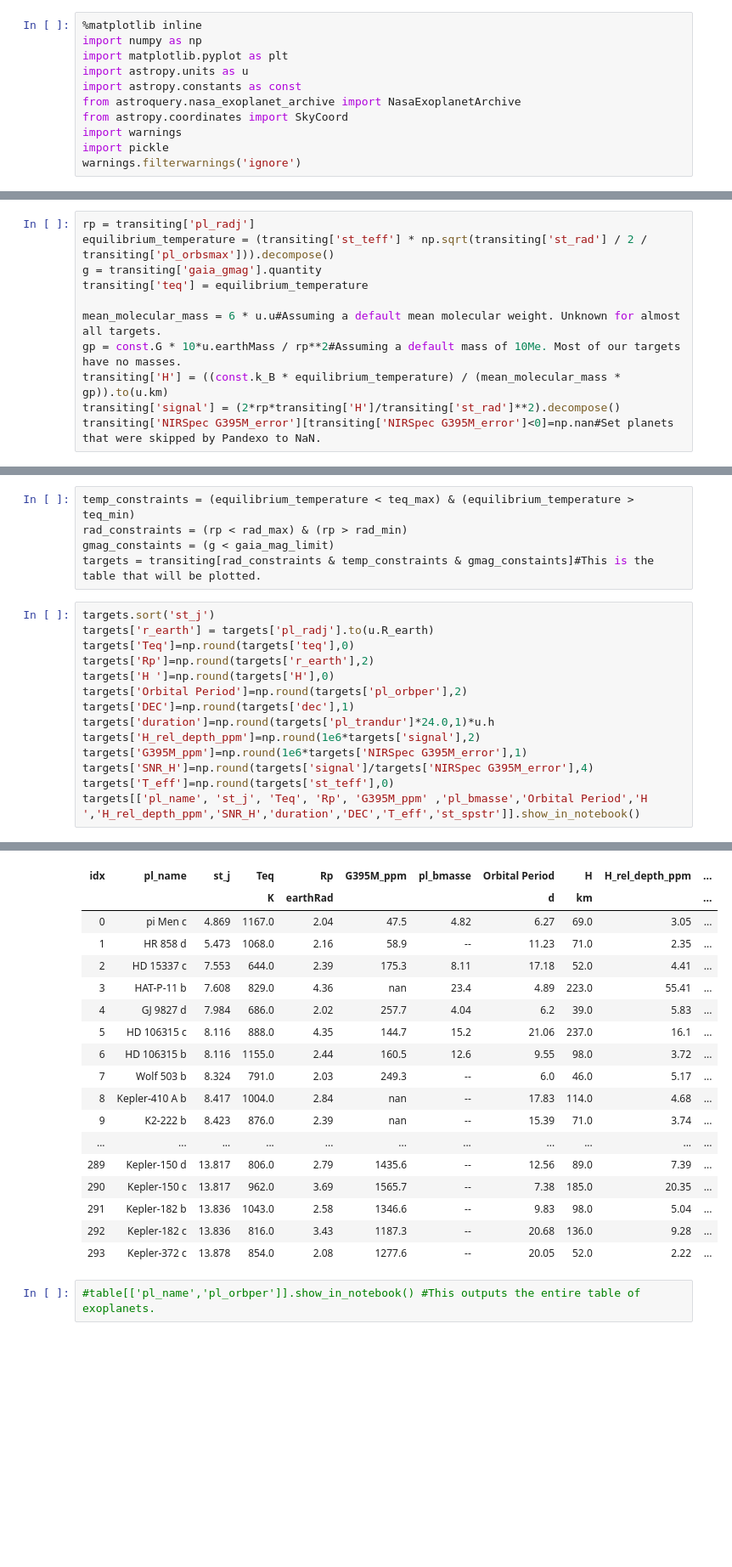
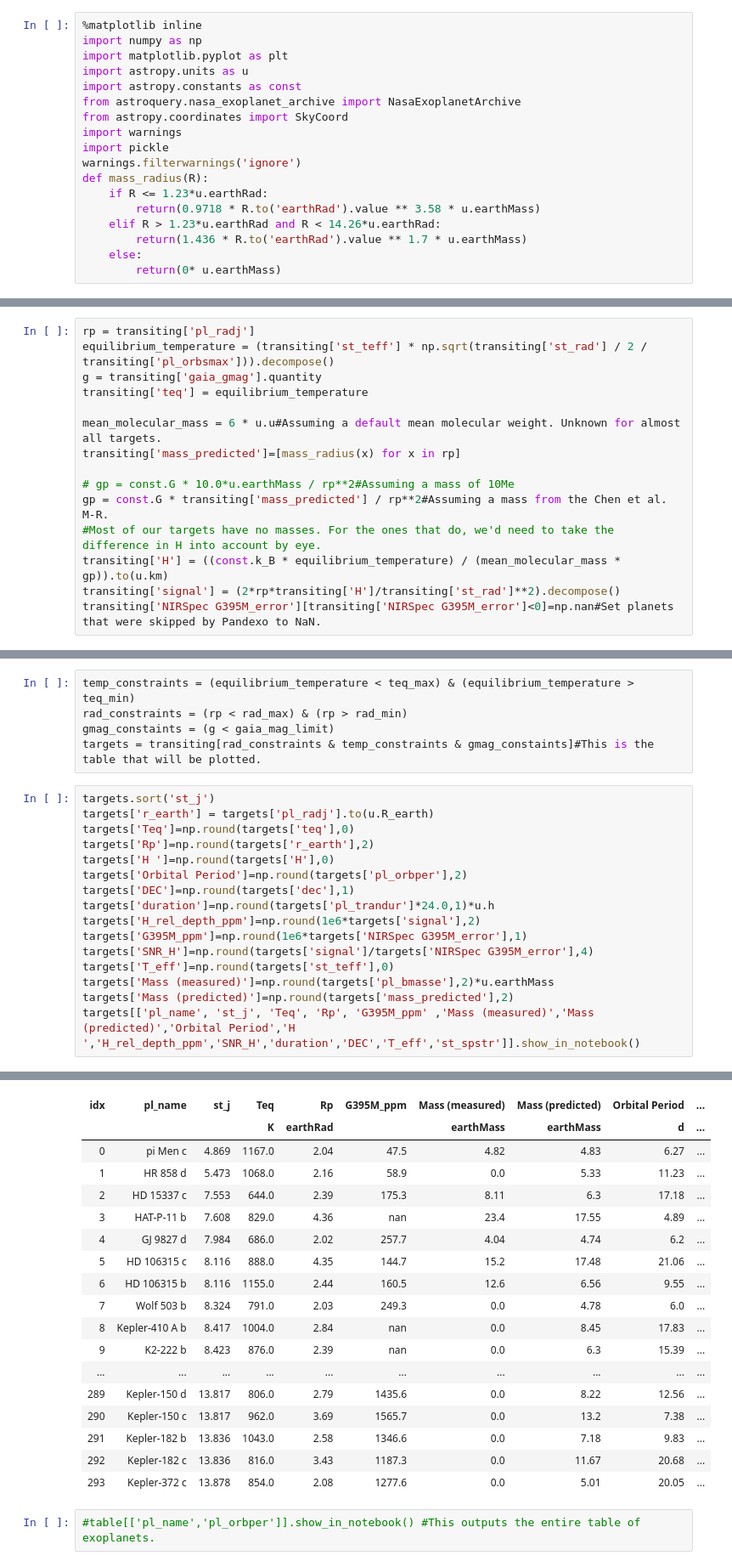
Before and after one commit to Hoeijmakers/JEST-database, a Jupyter notebook: selection_database.ipynb, the cells around one changed output, grey strips where cells are left out. Shown at 85% size. Drawn from its saved outputs; the diff is of its cells as text; blank space fills up the shorter version.

Commit message:
Implemented Mass-radius relationship estimate. Makes things better for smaller planets.

```diff
--- a/selection_database.ipynb
+++ b/selection_database.ipynb
@@ -9,6 +9,13 @@ from astropy.coordinates import SkyCoord
 import warnings
 import pickle
 warnings.filterwarnings('ignore')
+def mass_radius(R):
+    if R <= 1.23*u.earthRad:
+        return(0.9718 * R.to('earthRad').value ** 3.58 * u.earthMass)
+    elif R > 1.23*u.earthRad and R < 14.26*u.earthRad:
+        return(1.436 * R.to('earthRad').value ** 1.7 * u.earthMass)
+    else:
+        return(0* u.earthMass)
 # %% [markdown]
 Define observing constraints:
 # %%
@@ -38,7 +45,11 @@ g = transiting['gaia_gmag'].quantity
 transiting['teq'] = equilibrium_temperature
 
 mean_molecular_mass = 6 * u.u#Assuming a default mean molecular weight. Unknown for almost all targets.
-gp = const.G * 10*u.earthMass / rp**2#Assuming a default mass of 10Me. Most of our targets have no masses.
+transiting['mass_predicted']=[mass_radius(x) for x in rp]
+
+# gp = const.G * 10.0*u.earthMass / rp**2#Assuming a mass of 10Me
+gp = const.G * transiting['mass_predicted'] / rp**2#Assuming a mass from the Chen et al. M-R.
+#Most of our targets have no masses. For the ones that do, we'd need to take the difference in H into account by eye.
 transiting['H'] = ((const.k_B * equilibrium_temperature) / (mean_molecular_mass * gp)).to(u.km)
 transiting['signal'] = (2*rp*transiting['H']/transiting['st_rad']**2).decompose()
 transiting['NIRSpec G395M_error'][transiting['NIRSpec G395M_error']<0]=np.nan#Set planets that were skipped by Pandexo to NaN.
@@ -52,36 +63,38 @@ targets = transiting[rad_constraints & temp_constraints & gmag_constaints]#This
 # %%
 targets.sort('st_j')
 targets['r_earth'] = targets['pl_radj'].to(u.R_earth)
 targets['Teq']=np.round(targets['teq'],0)
 targets['Rp']=np.round(targets['r_earth'],2)
 targets['H ']=np.round(targets['H'],0)
 targets['Orbital Period']=np.round(targets['pl_orbper'],2)
 targets['DEC']=np.round(targets['dec'],1)
 targets['duration']=np.round(targets['pl_trandur']*24.0,1)*u.h
 targets['H_rel_depth_ppm']=np.round(1e6*targets['signal'],2)
 targets['G395M_ppm']=np.round(1e6*targets['NIRSpec G395M_error'],1)
 targets['SNR_H']=np.round(targets['signal']/targets['NIRSpec G395M_error'],4)
 targets['T_eff']=np.round(targets['st_teff'],0)
-targets[['pl_name', 'st_j', 'Teq', 'Rp', 'G395M_ppm' ,'pl_bmasse','Orbital Period','H ','H_rel_depth_ppm','SNR_H','duration','DEC','T_eff','st_spstr']].show_in_notebook()
+targets['Mass (measured)']=np.round(targets['pl_bmasse'],2)*u.earthMass
+targets['Mass (predicted)']=np.round(targets['mass_predicted'],2)
+targets[['pl_name', 'st_j', 'Teq', 'Rp', 'G395M_ppm' ,'Mass (measured)','Mass (predicted)','Orbital Period','H ','H_rel_depth_ppm','SNR_H','duration','DEC','T_eff','st_spstr']].show_in_notebook()
 # %% [output]
 QTable length=294
-| idx | pl_name | st_j | Teq | Rp | G395M_ppm | pl_bmasse | Orbital Period | H | H_rel_depth_ppm | ... |
-|  |  |  | K | earthRad |  |  | d | km |  | ... |
-| 0 | pi Men c | 4.869 | 1167.0 | 2.04 | 47.5 | 4.82 | 6.27 | 69.0 | 3.05 | ... |
-| 1 | HR 858 d | 5.473 | 1068.0 | 2.16 | 58.9 | -- | 11.23 | 71.0 | 2.35 | ... |
-| 2 | HD 15337 c | 7.553 | 644.0 | 2.39 | 175.3 | 8.11 | 17.18 | 52.0 | 4.41 | ... |
-| 3 | HAT-P-11 b | 7.608 | 829.0 | 4.36 | nan | 23.4 | 4.89 | 223.0 | 55.41 | ... |
-| 4 | GJ 9827 d | 7.984 | 686.0 | 2.02 | 257.7 | 4.04 | 6.2 | 39.0 | 5.83 | ... |
-| 5 | HD 106315 c | 8.116 | 888.0 | 4.35 | 144.7 | 15.2 | 21.06 | 237.0 | 16.1 | ... |
-| 6 | HD 106315 b | 8.116 | 1155.0 | 2.44 | 160.5 | 12.6 | 9.55 | 98.0 | 3.72 | ... |
-| 7 | Wolf 503 b | 8.324 | 791.0 | 2.03 | 249.3 | -- | 6.0 | 46.0 | 5.17 | ... |
-| 8 | Kepler-410 A b | 8.417 | 1004.0 | 2.84 | nan | -- | 17.83 | 114.0 | 4.68 | ... |
-| 9 | K2-222 b | 8.423 | 876.0 | 2.39 | nan | -- | 15.39 | 71.0 | 3.74 | ... |
-| ... | ... | ... | ... | ... | ... | ... | ... | ... | ... | ... |
-| 289 | Kepler-150 d | 13.817 | 806.0 | 2.79 | 1435.6 | -- | 12.56 | 89.0 | 7.39 | ... |
-| 290 | Kepler-150 c | 13.817 | 962.0 | 3.69 | 1565.7 | -- | 7.38 | 185.0 | 20.35 | ... |
-| 291 | Kepler-182 b | 13.836 | 1043.0 | 2.58 | 1346.6 | -- | 9.83 | 98.0 | 5.04 | ... |
-| 292 | Kepler-182 c | 13.836 | 816.0 | 3.43 | 1187.3 | -- | 20.68 | 136.0 | 9.28 | ... |
-| 293 | Kepler-372 c | 13.878 | 854.0 | 2.08 | 1277.6 | -- | 20.05 | 52.0 | 2.22 | ... |
+| idx | pl_name | st_j | Teq | Rp | G395M_ppm | Mass (measured) | Mass (predicted) | Orbital Period | ... |
+|  |  |  | K | earthRad |  | earthMass | earthMass | d | ... |
+| 0 | pi Men c | 4.869 | 1167.0 | 2.04 | 47.5 | 4.82 | 4.83 | 6.27 | ... |
+| 1 | HR 858 d | 5.473 | 1068.0 | 2.16 | 58.9 | 0.0 | 5.33 | 11.23 | ... |
+| 2 | HD 15337 c | 7.553 | 644.0 | 2.39 | 175.3 | 8.11 | 6.3 | 17.18 | ... |
+| 3 | HAT-P-11 b | 7.608 | 829.0 | 4.36 | nan | 23.4 | 17.55 | 4.89 | ... |
+| 4 | GJ 9827 d | 7.984 | 686.0 | 2.02 | 257.7 | 4.04 | 4.74 | 6.2 | ... |
+| 5 | HD 106315 c | 8.116 | 888.0 | 4.35 | 144.7 | 15.2 | 17.48 | 21.06 | ... |
+| 6 | HD 106315 b | 8.116 | 1155.0 | 2.44 | 160.5 | 12.6 | 6.56 | 9.55 | ... |
+| 7 | Wolf 503 b | 8.324 | 791.0 | 2.03 | 249.3 | 0.0 | 4.78 | 6.0 | ... |
+| 8 | Kepler-410 A b | 8.417 | 1004.0 | 2.84 | nan | 0.0 | 8.45 | 17.83 | ... |
+| 9 | K2-222 b | 8.423 | 876.0 | 2.39 | nan | 0.0 | 6.3 | 15.39 | ... |
+| ... | ... | ... | ... | ... | ... | ... | ... | ... | ... |
+| 289 | Kepler-150 d | 13.817 | 806.0 | 2.79 | 1435.6 | 0.0 | 8.22 | 12.56 | ... |
+| 290 | Kepler-150 c | 13.817 | 962.0 | 3.69 | 1565.7 | 0.0 | 13.2 | 7.38 | ... |
+| 291 | Kepler-182 b | 13.836 | 1043.0 | 2.58 | 1346.6 | 0.0 | 7.18 | 9.83 | ... |
+| 292 | Kepler-182 c | 13.836 | 816.0 | 3.43 | 1187.3 | 0.0 | 11.67 | 20.68 | ... |
+| 293 | Kepler-372 c | 13.878 | 854.0 | 2.08 | 1277.6 | 0.0 | 5.01 | 20.05 | ... |
 # %%
 #table[['pl_name','pl_orbper']].show_in_notebook() #This outputs the entire table of exoplanets.
```
